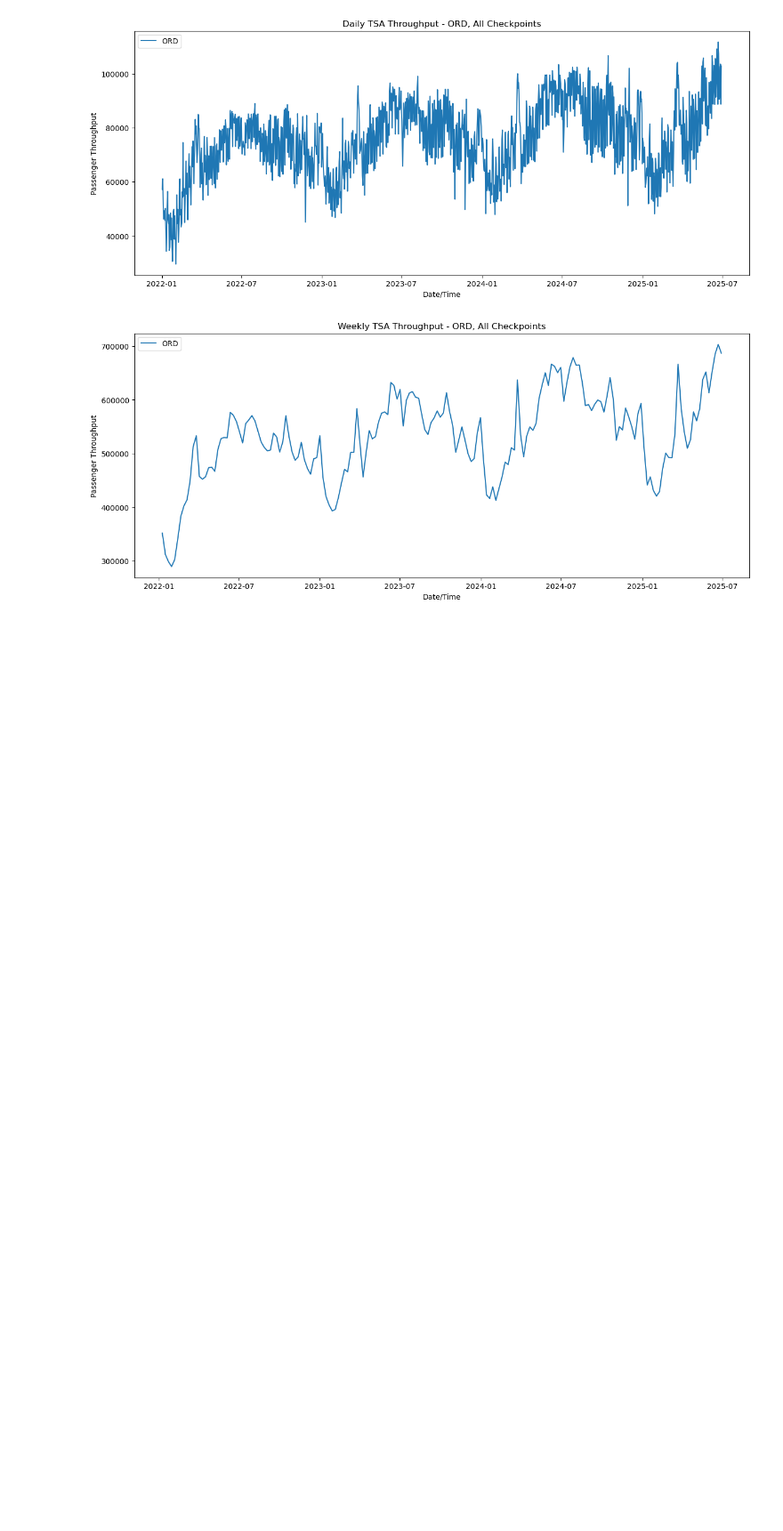
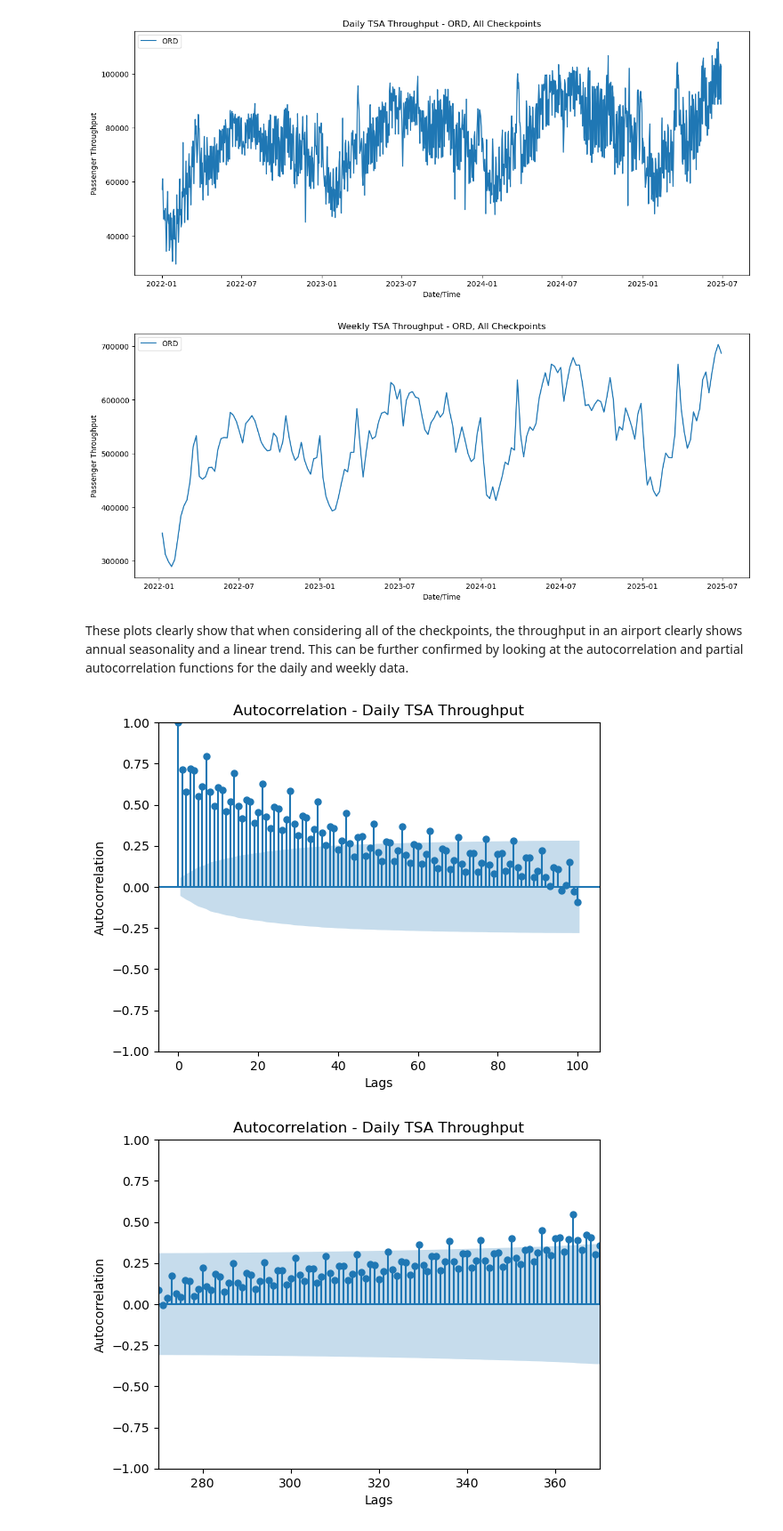
Before and after one commit to Erdos-Projects/spring-2026-busy-airports, a Jupyter notebook: busy_airports.ipynb, the cells around one changed output. Shown at 89% size. Saved outputs shown, nothing was run; the diff lists cells and outputs as text; code cells hidden in the pictures; blank space fills up the shorter version.

Commit message:
further updates to main notebook

```diff
--- a/busy_airports.ipynb
+++ b/busy_airports.ipynb
@@ -97,3 +97,5 @@ plot_airport_data(tsa_data, airport='ORD', frequency='W')
 [figure]
 [figure]
 [figure]
+# %% [markdown]
+These plots clearly show that when considering all of the checkpoints, the throughput in an airport clearly shows annual seasonality and a linear trend. This can be further confirmed by looking at the autocorrelation and partial autocorrelation functions for the daily and weekly data.
@@ -99,0 +104,18 @@ plot_airport_data(tsa_data, airport='ORD', frequency='W')
+# %%
+ord_daily = retrieve_airport_data(tsa_data, airport="ORD", frequency="D")
+ord_weekly = retrieve_airport_data(tsa_data, airport="ORD", frequency="W")
+# %%
+plot_acf(ord_daily.total_passenger_throughput, lags=100)
+plt.title("Autocorrelation - Daily TSA Throughput")
+plt.xlabel('Lags')
+plt.ylabel('Autocorrelation')
+plt.show()
+plot_acf(ord_daily.total_passenger_throughput, lags=370)
+plt.title("Autocorrelation - Daily TSA Throughput")
+plt.xlabel('Lags')
+plt.ylabel('Autocorrelation')
+plt.xlim(270,370)
+plt.show()
+# %% [output]
+[figure, added]
+[figure, added]
```
Also changed, not shown: parts of 5 cells of this notebook.
